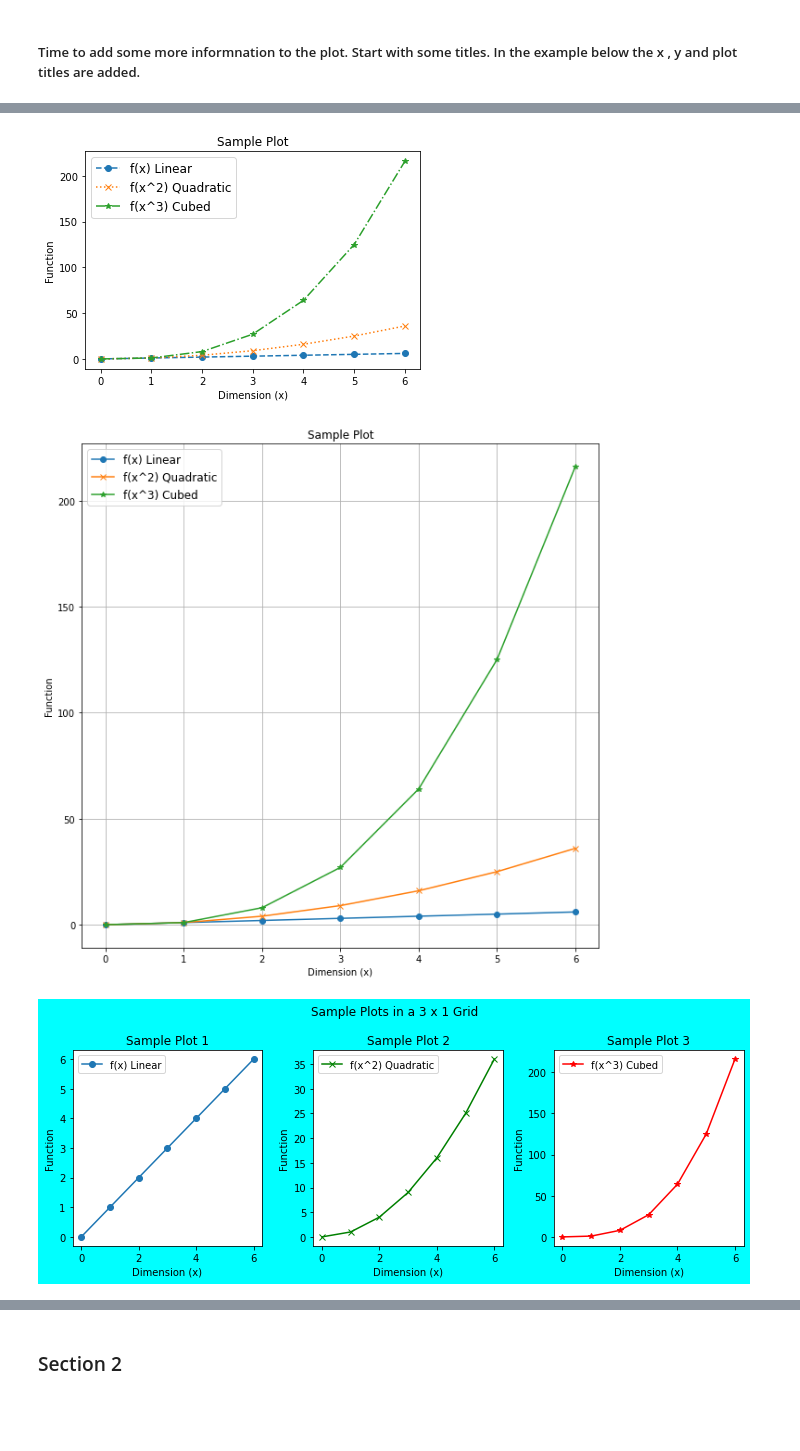
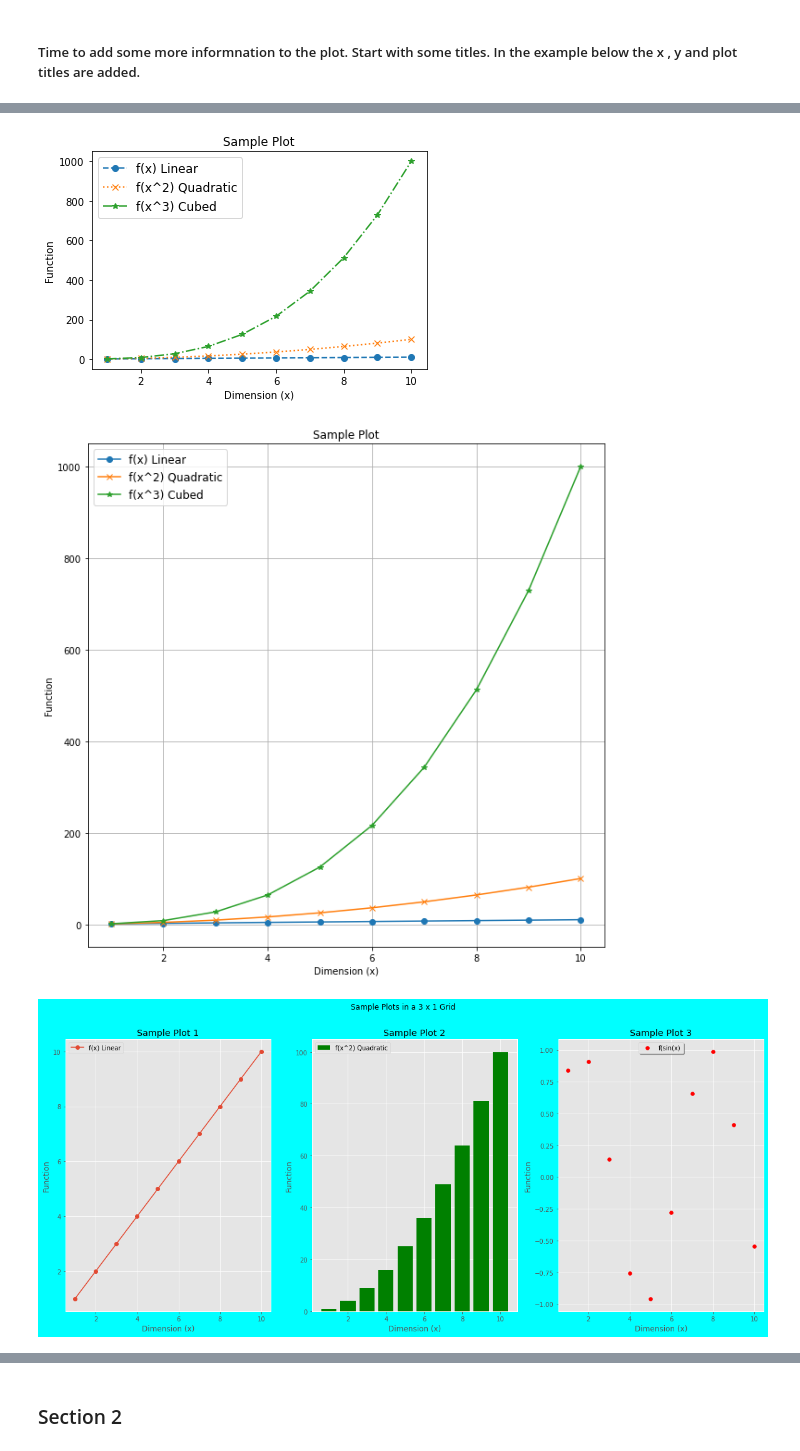
Before and after one commit to donneger/data_analysis_assessment, a Jupyter notebook: pyplot_assignment/pyplot.ipynb, the cells around one changed output, grey strips where cells are left out. Saved outputs shown, nothing was run; the diff lists cells and outputs as text; code cells hidden in the pictures; blank space fills up the shorter version.

Commit message:
Rewrites and redesign of the plots in section 1.

```diff
--- a/pyplot_assignment/pyplot.ipynb
+++ b/pyplot_assignment/pyplot.ipynb
@@ -28,7 +28,9 @@ from numpy import random
 ##### Program to display the plot of the functions f(x)=x, g(x)=x^2 and h(x)=x^3 in the range [0, 6] on a single set of axes.
 # %%
 # Setting up the variable for the simple examples that will be used to show the plots.
-x = np.array([0,1,2,3,4,5,6]) # Set up the function range.
+# Use np.arange to generate a set of integers from 0 to 10.
+x = np.arange(1,11)
+print(x)
 y1 = x
 y2 = x**2
 y3 = x**3
@@ -122,11 +127,11 @@ plt.legend(fontsize=12)
 
 plt.show()
 # %% [output]
-[figure, old version]
+[figure, new version]
 # %%
 # Finally for this section x, y gridlines and tickmarks can be added.
 # For gridlines the function is plt.grid(), the default shows both x and y grids but either can be specified by the use axis = 'x' as an argument.
-# Can also use the figure attribute to set the size of the plot.
+# The figure attribute to set the size of the plot.
 plt.figure(figsize=(10, 10))
 plt.plot(x,y1, marker = 'o' ,label ="f(x) Linear")
 plt.plot(x,y2, marker = 'x' ,label ="f(x^2) Quadratic")
@@ -138,40 +143,46 @@ plt.legend(fontsize=12)
 plt.grid()
 plt.show()
 # %% [output]
-[figure, old version]
+[figure, new version]
 # %%
-# Finally for this section x, y gridlines and tickmarks can be added.
-# For gridlines the function is plt.grid(), default shows both x and y grids but either can be specified by the use axis = 'x' as an argument.
-# This example is a 1 row and 3 column plot.
+# The above examples combines the three functions into one plot.
+# This example below splits the plots into a 1 row x 3 plot grid, each plot can be a separate type.
 # This first subplot specifies the first subplot in the row.
+# Figure is used to size the layout and even set the background color.
+
+# For these plots a style is specified using plt.style. There are many styles to select from, the one here ggplot is popular for visual enhancements.
+plt.style.use('ggplot')
 
 # Figure is used to size the layout and even set the background color.
-plt.figure(tight_layout=True,facecolor='cyan',figsize=(10, 4))
+plt.figure(tight_layout=False,facecolor='cyan',figsize=(20, 8))
 
+# Create a line plot
 plt.subplot(1,3,1)
 plt.plot(x,y1, marker = 'o' ,label ="f(x) Linear")
 plt.title("Sample Plot 1")
 plt.legend()
 plt.xlabel("Dimension (x)")
 plt.ylabel("Function")
 
-# The second subplot in the row
+# The second subplot in the row, create a bar plot.
 plt.subplot(1,3,2)
-plt.plot(x,y2, color='green', marker = 'x' ,label ="f(x^2) Quadratic")
+plt.bar(x,y2, color='green',label ="f(x^2) Quadratic")
 plt.title("Sample Plot 2")
 plt.legend()
 plt.xlabel("Dimension (x)")
 plt.ylabel("Function")
 
-# The third subplot in the row.
+# The third subplot in the row, create a scatter plot using y = sin(x).
+y3 = np.sin(x)
 plt.subplot(1,3,3)
-plt.plot(x,y3, color='red', marker = '*', label = "f(x^3) Cubed")
+plt.scatter(x,y3, color='red', label = "f(sin(x)")
 plt.title("Sample Plot 3")
-plt.legend()
+plt.legend(loc="upper center", shadow=True) # Note the legends can be automatically set to the best position or manually here in upper mid plot.
 plt.xlabel("Dimension (x)")
 plt.ylabel("Function")
 
+#This sets an overall title for the set of plots.
 plt.suptitle("Sample Plots in a 3 x 1 Grid")
 plt.show()
 # %% [output]
-[figure, old version]
+[figure, new version]
```
Also changed, not shown: parts of 12 cells of this notebook.
